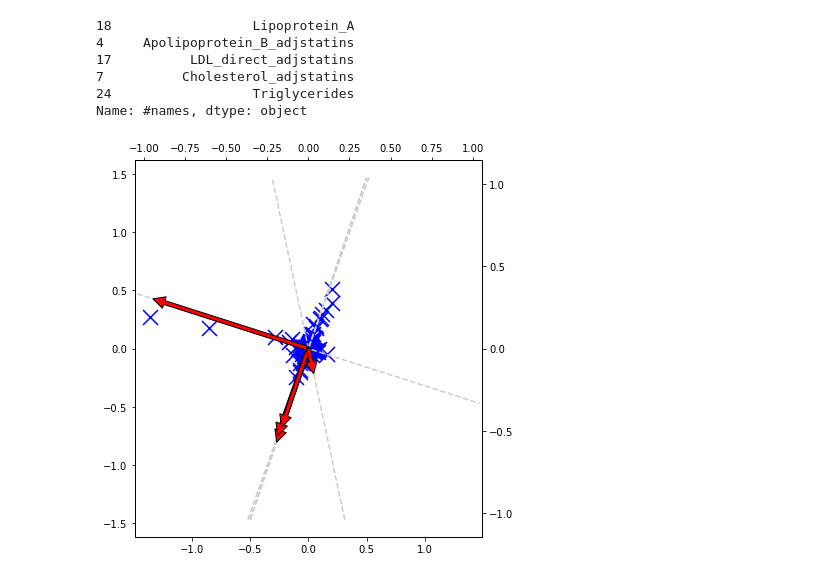
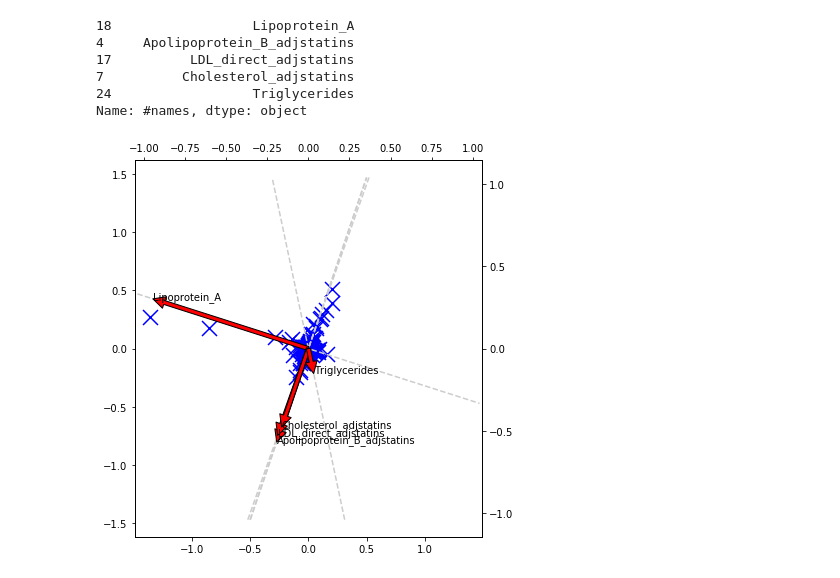
Before and after one commit to rivas-lab/biobank-methods-dev, a Jupyter notebook: notebook/srrr-biplot/2_plot_biomarkers_unweightedresults_rank_35.ipynb, the cells around one changed output. Drawn from its saved outputs; the diff is of its cells as text; code cells hidden in the pictures.

```diff
--- a/notebook/srrr-biplot/2_plot_biomarkers_unweightedresults_rank_35.ipynb
+++ b/notebook/srrr-biplot/2_plot_biomarkers_unweightedresults_rank_35.ipynb
@@ -93,13 +94,14 @@ Name: #names, dtype: object
 # %%
 plot_biplot(
     collections.OrderedDict({
         'x': vd[:,PC_x],
         'y': vd[:,PC_y],
         'sub_x': u[:,PC_x],
         'sub_y': u[:,PC_y],
         'sub_y_div_x': u[:,PC_y] / u[:,PC_x],
-        'sub_idxs': phe_idxs
+        'sub_idxs': phe_idxs,
+        'sub_label': phe_labels
     })
 )
 # %% [output]
-[figure, old version]
+[figure, new version]
```
Also changed, not shown: parts of 1 cell of this notebook, 3 other files.
